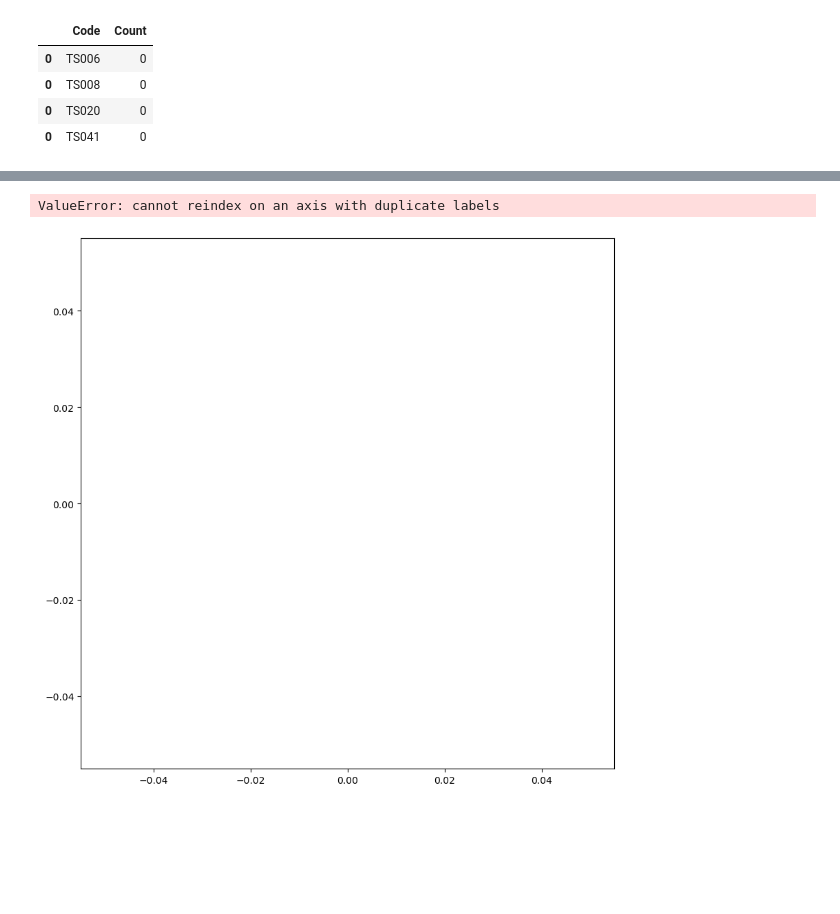
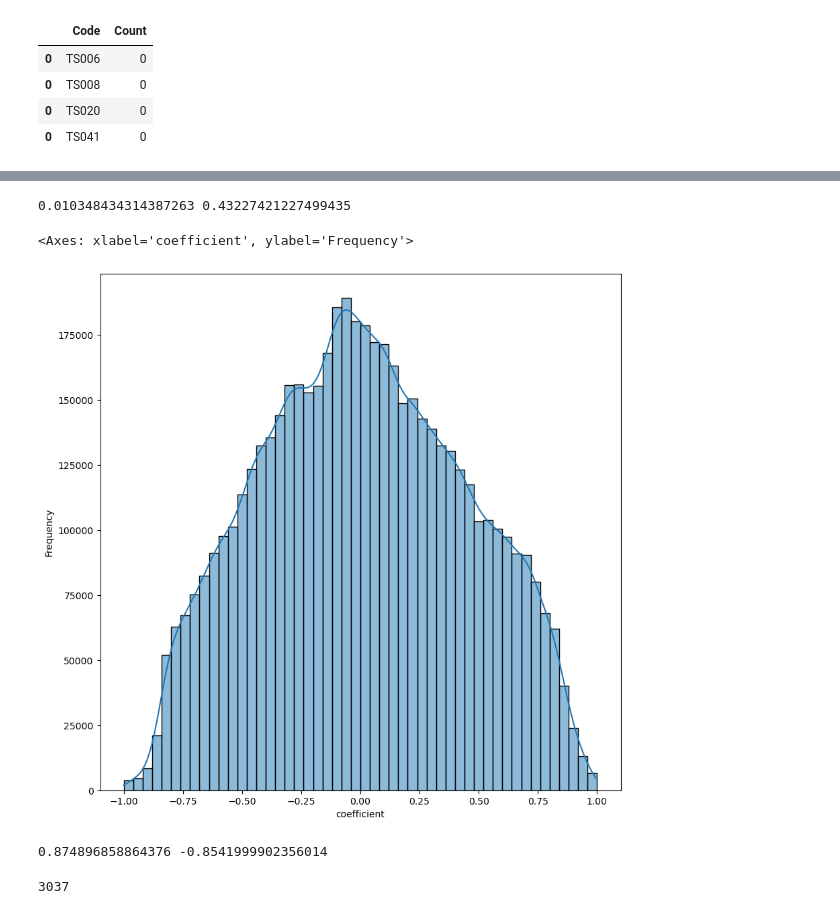
Before and after one commit to alexgregory1/work_experience_notebooks, a Jupyter notebook: correlations.ipynb, the cells around one changed output, grey strips where cells are left out. Drawn from its saved outputs; the diff is of its cells as text; code cells hidden in the pictures; blank space fills up the shorter version.

Commit message:
Correlation.ipynb complete 	new file:   charts and graphs/coefficients_all_distribution.png 	modified:   correlations.ipynb 	new file:   data/coefficients.csv 	new file:   data/most_correlated.csv

```diff
--- a/correlations.ipynb
+++ b/correlations.ipynb
@@ -47,0 +61,3 @@ for k1, k2 in tqdm(combinations(keys, 2), total=length):
+# %%
+root = pathlib.Path("data")
+coefficients.to_csv(root/"coefficients.csv")
@@ -48,6 +82,35 @@ for k1, k2 in tqdm(combinations(keys, 2), total=length):
+# %%
+coefficients = pd.read_csv(root/"coefficients.csv")
+# %%
+coefficients_copy = coefficients.copy()
+# %%
+mean = coefficients_copy["coefficient"].mean()
+std = coefficients_copy["coefficient"].std()
+print(mean, std)
+# %% [output]
+0.010348434314387263 0.43227421227499435
 # %%
 fig, ax = plt.subplots(figsize=(10, 10))
-sns.histplot(data=coefficients, x='coefficient', ax=ax, bins=50, stat='density', kde=True)
+sns.histplot(data=coefficients_copy, x='coefficient', ax=ax, bins=50, stat='frequency', kde=True)
 # %% [output]
-ValueError: cannot reindex on an axis with duplicate labels
+<Axes: xlabel='coefficient', ylabel='Frequency'>
-[figure, old version]
+[figure, new version]
+# %%
+number_of_sd = 2
+upper_threshold = mean + number_of_sd*std
+lower_threshold = mean - number_of_sd*std
+print(upper_threshold, lower_threshold)
+# %% [output]
+0.874896858864376 -0.8541999902356014
+# %%
+above = coefficients_copy[coefficients_copy["coefficient"] > upper_threshold]
+below = coefficients_copy[coefficients_copy["coefficient"] < lower_threshold]
+above = above.sort_values("coefficient", ascending=False)
+below = below.sort_values("coefficient", ascending=True)
+print(len(above)+len(below))
+above = above.head(100)
+below = below.head(100)
+all = pd.concat([above, below])
+all.to_csv(root/"most_correlated.csv")
+# %% [output]
+3037
```
Also changed, not shown: parts of 3 cells of this notebook, 3 other files.
